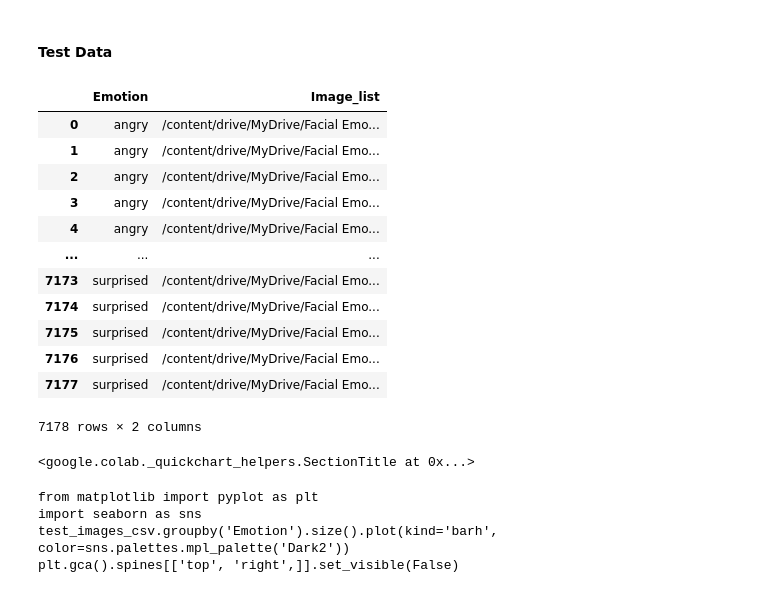
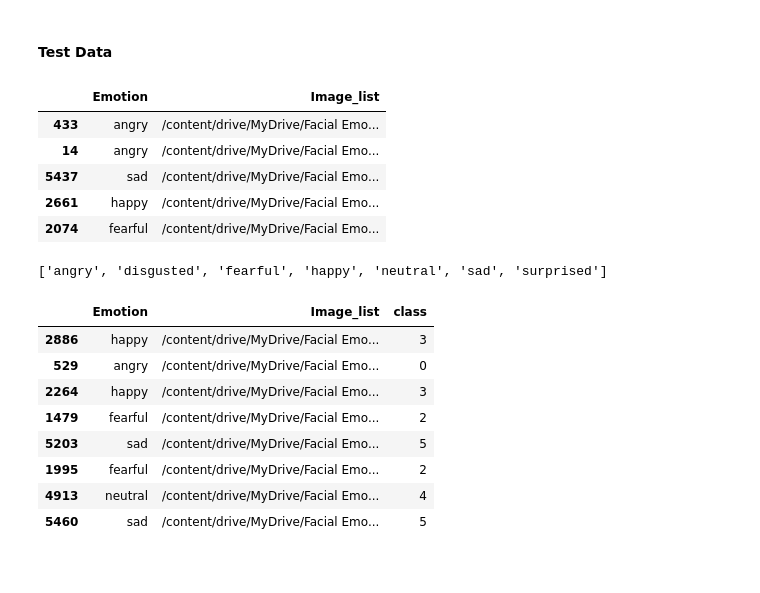
Before and after one commit to Campeone/CNN-Facial-Emotion-Detection, a Jupyter notebook: Facial_Emotion_Detection.ipynb, the cells around one changed output. Saved outputs shown, nothing was run; the diff lists cells and outputs as text; code cells hidden in the pictures.

```diff
--- a/Facial_Emotion_Detection.ipynb
+++ b/Facial_Emotion_Detection.ipynb
@@ -53,23 +51,15 @@ plt.gca().spines[['top', 'right',]].set_visible(False)
 test_root_folder = '/content/drive/MyDrive/Facial Emotion/test'
 test_images_csv = read_images_in_folders(test_root_folder)
 # %%
-test_images_csv
+test_images_csv.sample(5)
 # %% [output]
 |  | Emotion | Image_list |
-| 0 | angry | /content/drive/MyDrive/Facial Emo... |
-| 1 | angry | /content/drive/MyDrive/Facial Emo... |
-| 2 | angry | /content/drive/MyDrive/Facial Emo... |
-| 3 | angry | /content/drive/MyDrive/Facial Emo... |
-| 4 | angry | /content/drive/MyDrive/Facial Emo... |
-| ... | ... | ... |
-| 7173 | surprised | /content/drive/MyDrive/Facial Emo... |
-| 7174 | surprised | /content/drive/MyDrive/Facial Emo... |
-| 7175 | surprised | /content/drive/MyDrive/Facial Emo... |
-| 7176 | surprised | /content/drive/MyDrive/Facial Emo... |
-| 7177 | surprised | /content/drive/MyDrive/Facial Emo... |
+| 433 | angry | /content/drive/MyDrive/Facial Emo... |
+| 14 | angry | /content/drive/MyDrive/Facial Emo... |
+| 5437 | sad | /content/drive/MyDrive/Facial Emo... |
+| 2661 | happy | /content/drive/MyDrive/Facial Emo... |
+| 2074 | fearful | /content/drive/MyDrive/Facial Emo... |
-7178 rows × 2 columns
-<google.colab._quickchart_helpers.SectionTitle at 0x...>
-from matplotlib import pyplot as plt
-import seaborn as sns
-test_images_csv.groupby('Emotion').size().plot(kind='barh', color=sns.palettes.mpl_palette('Dark2'))
-plt.gca().spines[['top', 'right',]].set_visible(False)
+# %%
+list(test_images_csv['Emotion'].unique())
+# %% [output]
+['angry', 'disgusted', 'fearful', 'happy', 'neutral', 'sad', 'surprised']
@@ -75,0 +70,12 @@ plt.gca().spines[['top', 'right',]].set_visible(False)
+# %%
+test_images_csv.sample(8)
+# %% [output]
+|  | Emotion | Image_list | class |
+| 2886 | happy | /content/drive/MyDrive/Facial Emo... | 3 |
+| 529 | angry | /content/drive/MyDrive/Facial Emo... | 0 |
+| 2264 | happy | /content/drive/MyDrive/Facial Emo... | 3 |
+| 1479 | fearful | /content/drive/MyDrive/Facial Emo... | 2 |
+| 5203 | sad | /content/drive/MyDrive/Facial Emo... | 5 |
+| 1995 | fearful | /content/drive/MyDrive/Facial Emo... | 2 |
+| 4913 | neutral | /content/drive/MyDrive/Facial Emo... | 4 |
+| 5460 | sad | /content/drive/MyDrive/Facial Emo... | 5 |
```
Also changed, not shown: parts of 33 cells of this notebook.
